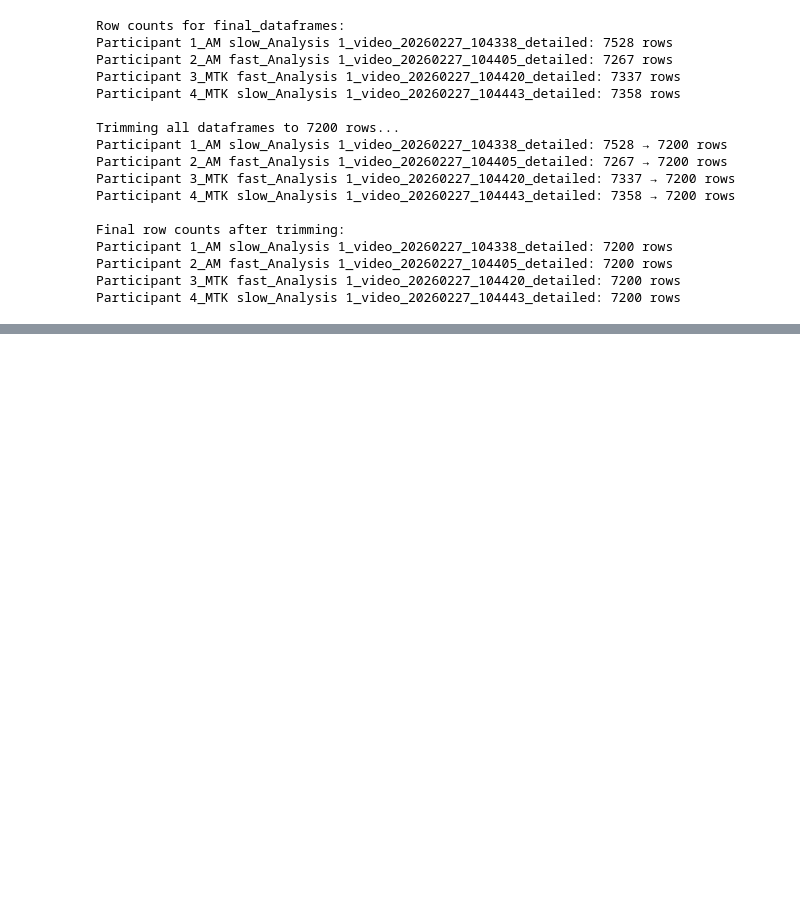
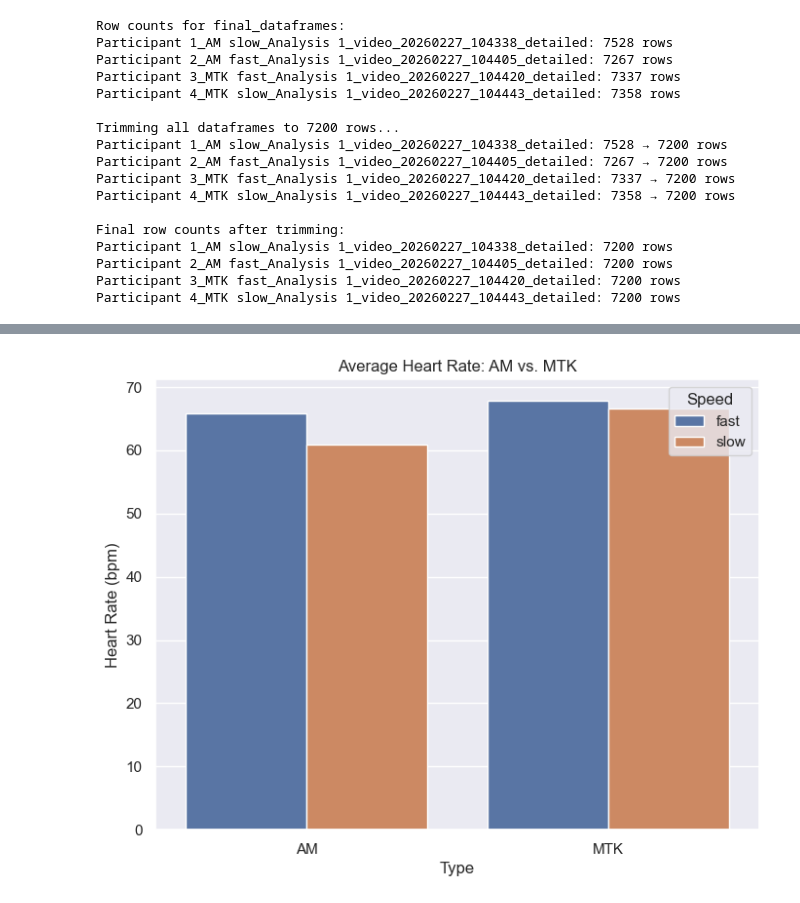
Before and after one commit to talha-0/Dot-tracking, a Jupyter notebook: analysis.ipynb, the cells around one changed output, grey strips where cells are left out. Drawn from its saved outputs; the diff is of its cells as text; code cells hidden in the pictures; blank space fills up the shorter version.

```diff
--- a/analysis.ipynb
+++ b/analysis.ipynb
@@ -432,0 +538,12 @@ Participant 4_MTK slow_Analysis 1_video_20260227_104443_detailed: 7200 rows
+# %%
+# Group the data to see the mean scores for key metrics
+summary_stats = master_df.groupby(['Type', 'Speed'])[['Valence', 'Heart Rate']].mean().reset_index()
+
+# Display a bar plot comparing Heart Rate across conditions
+plt.figure(figsize=(8, 6))
+sns.barplot(data=summary_stats, x='Type', y='Heart Rate', hue='Speed')
+plt.title('Average Heart Rate: AM vs. MTK')
+plt.ylabel('Heart Rate (bpm)')
+plt.show()
+# %% [output]
+[figure, added]
```
Also changed, not shown: parts of 13 cells of this notebook.
